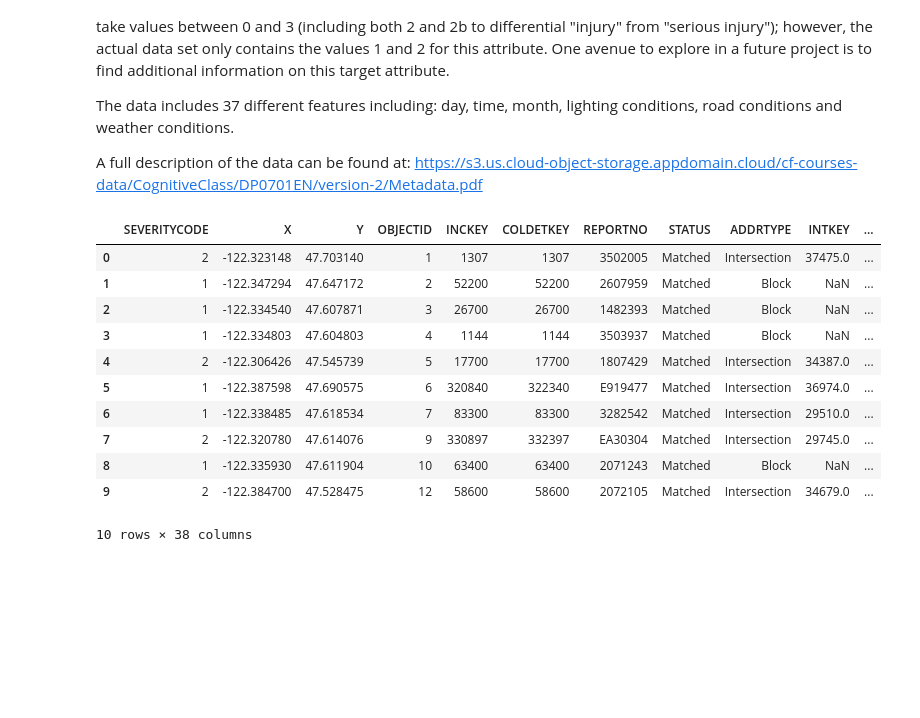
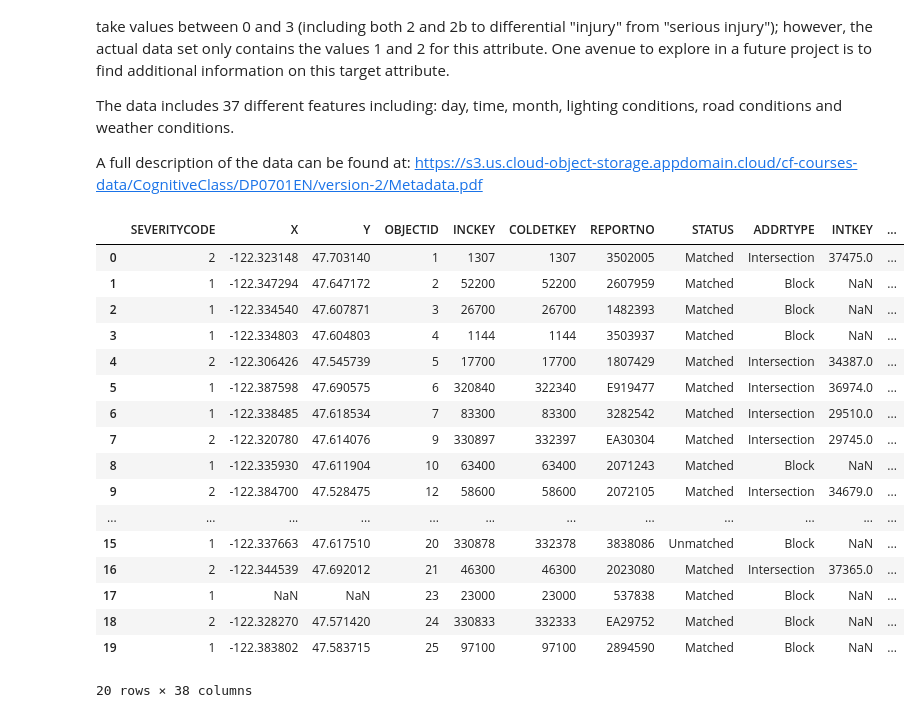
Before and after one commit to stumblingrobot/Battle_of_the_Neighborhoods, a Jupyter notebook: Coursera_Capstone_Notebook.ipynb, the cells around one changed output. Saved outputs shown, nothing was run; the diff lists cells and outputs as text; code cells hidden in the pictures; blank space fills up the shorter version.

```diff
--- a/Coursera_Capstone_Notebook.ipynb
+++ b/Coursera_Capstone_Notebook.ipynb
@@ -32,19 +32,25 @@ import numpy as np
 # %%
 path="~/Documents/CertificationStuff/IBMPythonDataScience/Data_Science_Capstone/Data-Collisions.csv"
 
-df = pd.read_csv(path)
+df = pd.read_csv(path, low_memory=False)
 # %%
-df.head(10)
+df.head(20)
 # %% [output]
 |  | SEVERITYCODE | X | Y | OBJECTID | INCKEY | COLDETKEY | REPORTNO | STATUS | ADDRTYPE | INTKEY | ... |
 | 0 | 2 | -122.323148 | 47.703140 | 1 | 1307 | 1307 | 3502005 | Matched | Intersection | 37475.0 | ... |
 | 1 | 1 | -122.347294 | 47.647172 | 2 | 52200 | 52200 | 2607959 | Matched | Block | NaN | ... |
 | 2 | 1 | -122.334540 | 47.607871 | 3 | 26700 | 26700 | 1482393 | Matched | Block | NaN | ... |
 | 3 | 1 | -122.334803 | 47.604803 | 4 | 1144 | 1144 | 3503937 | Matched | Block | NaN | ... |
 | 4 | 2 | -122.306426 | 47.545739 | 5 | 17700 | 17700 | 1807429 | Matched | Intersection | 34387.0 | ... |
 | 5 | 1 | -122.387598 | 47.690575 | 6 | 320840 | 322340 | E919477 | Matched | Intersection | 36974.0 | ... |
 | 6 | 1 | -122.338485 | 47.618534 | 7 | 83300 | 83300 | 3282542 | Matched | Intersection | 29510.0 | ... |
 | 7 | 2 | -122.320780 | 47.614076 | 9 | 330897 | 332397 | EA30304 | Matched | Intersection | 29745.0 | ... |
 | 8 | 1 | -122.335930 | 47.611904 | 10 | 63400 | 63400 | 2071243 | Matched | Block | NaN | ... |
 | 9 | 2 | -122.384700 | 47.528475 | 12 | 58600 | 58600 | 2072105 | Matched | Intersection | 34679.0 | ... |
+| ... | ... | ... | ... | ... | ... | ... | ... | ... | ... | ... | ... |
+| 15 | 1 | -122.337663 | 47.617510 | 20 | 330878 | 332378 | 3838086 | Unmatched | Block | NaN | ... |
+| 16 | 2 | -122.344539 | 47.692012 | 21 | 46300 | 46300 | 2023080 | Matched | Intersection | 37365.0 | ... |
+| 17 | 1 | NaN | NaN | 23 | 23000 | 23000 | 537838 | Matched | Block | NaN | ... |
+| 18 | 2 | -122.328270 | 47.571420 | 24 | 330833 | 332333 | EA29752 | Matched | Block | NaN | ... |
+| 19 | 1 | -122.383802 | 47.583715 | 25 | 97100 | 97100 | 2894590 | Matched | Block | NaN | ... |
-10 rows × 38 columns
+20 rows × 38 columns
```
Also changed, not shown: parts of 3 cells of this notebook.
